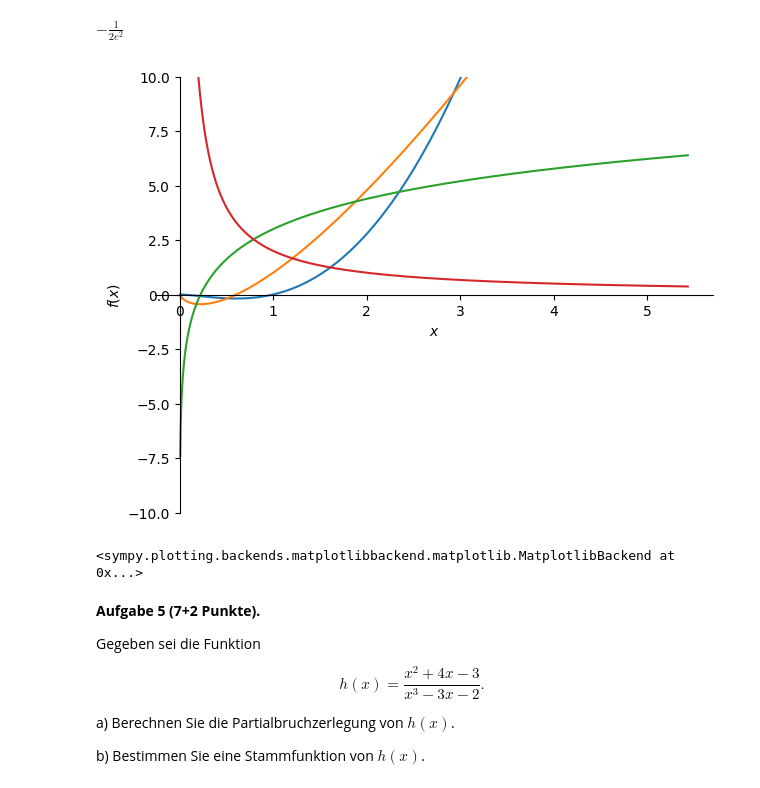
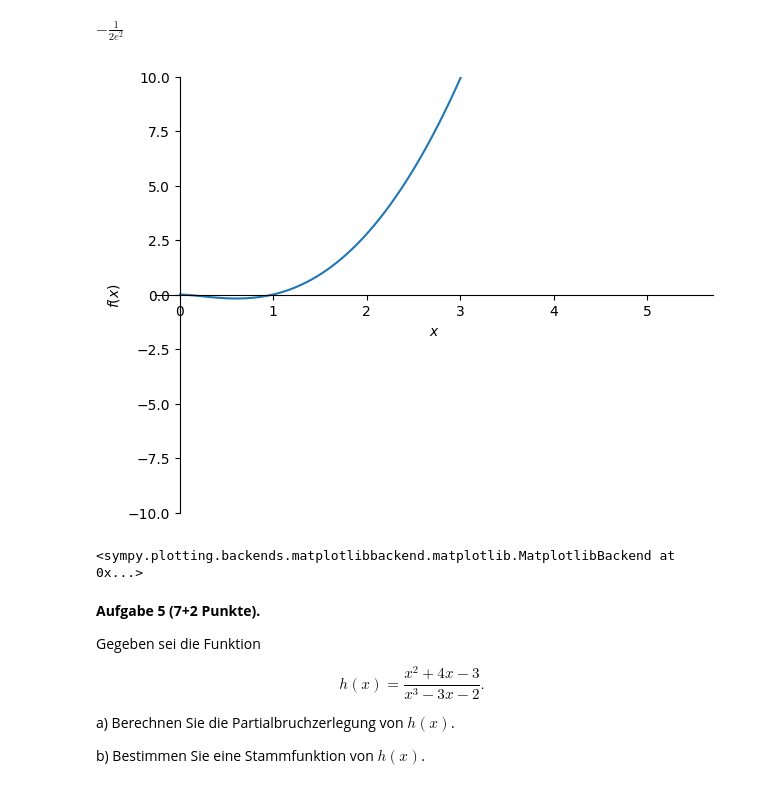
Before and after one commit to ms914/HM_test, a Jupyter notebook: Hoehere_Mathematik_1.ipynb, the cells around one changed output. Drawn from its saved outputs; the diff is of its cells as text; code cells hidden in the pictures.

```diff
--- a/Hoehere_Mathematik_1.ipynb
+++ b/Hoehere_Mathematik_1.ipynb
@@ -297,13 +297,13 @@ $\displaystyle - \frac{1}{2 e^{2}}$
 # %%
 from sympy import *
 from sympy import init_printing
 from IPython.display import display, Math
 
 # Für die Ausgabe in LaTeX in Colab
 init_printing()
-plot(f, f_prime, f_dprime, f_ddprime, (x, 0, 2*E), ylim=(-10,10))
+plot(f, (x, 0, 2*E), ylim=(-10,10))
 # %% [output]
-[figure, old version]
+[figure, new version]
 <sympy.plotting.backends.matplotlibbackend.matplotlib.MatplotlibBackend at 0x...>
 # %% [markdown]
 **Aufgabe 5 (7+2 Punkte).**
```
